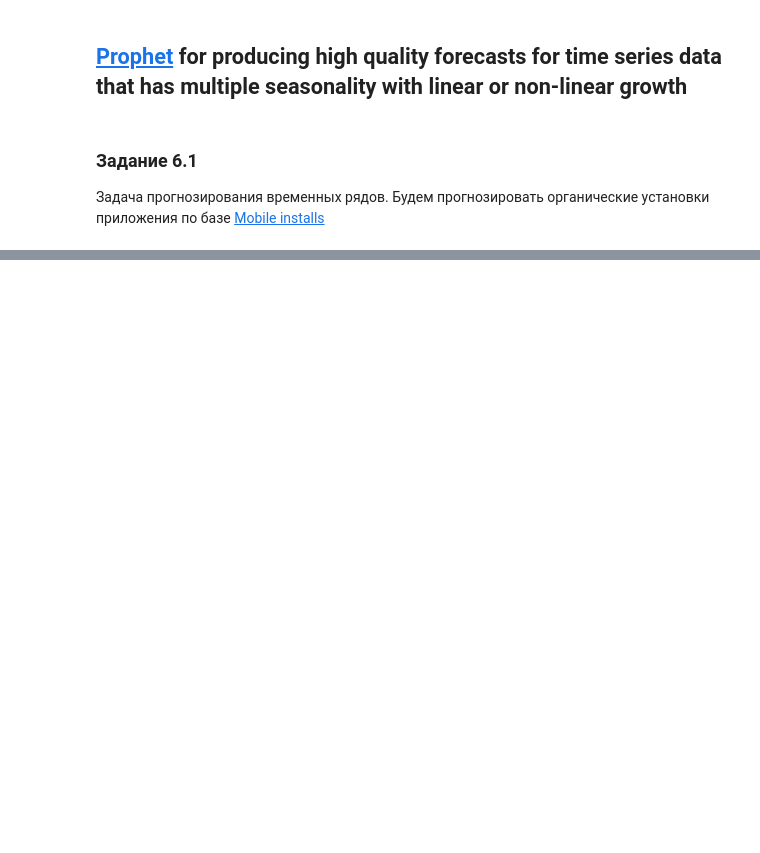
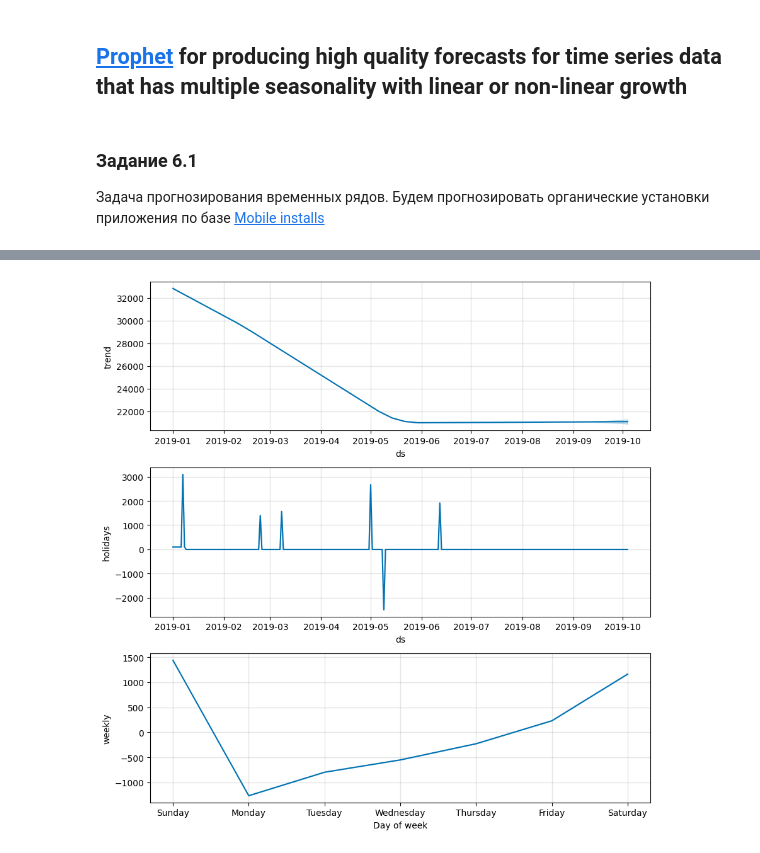
Before and after one commit to aleks-haksly/ClickHouse, a Jupyter notebook: practice/part_6.ipynb, the cells around one changed output, grey strips where cells are left out. Saved outputs shown, nothing was run; the diff lists cells and outputs as text; code cells hidden in the pictures; blank space fills up the shorter version.

```diff
--- a/practice/part_6.ipynb
+++ b/practice/part_6.ipynb
@@ -53,0 +84,4 @@ pd.DataFrame(result, columns=[tuple[0] for tuple in columns])
+# %%
+ model.plot_components(forecast);
+# %% [output]
+[figure, added]
```
Also changed, not shown: parts of 10 cells of this notebook.
